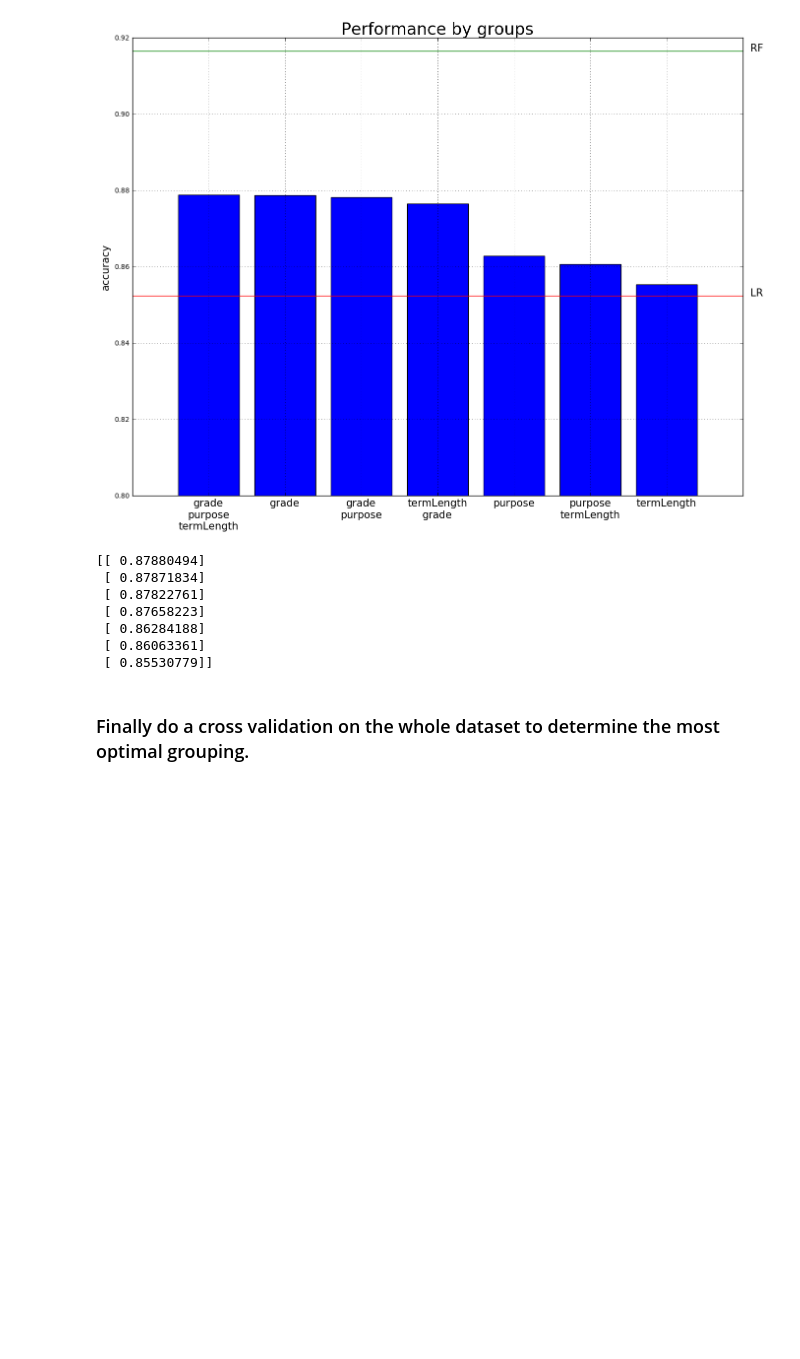
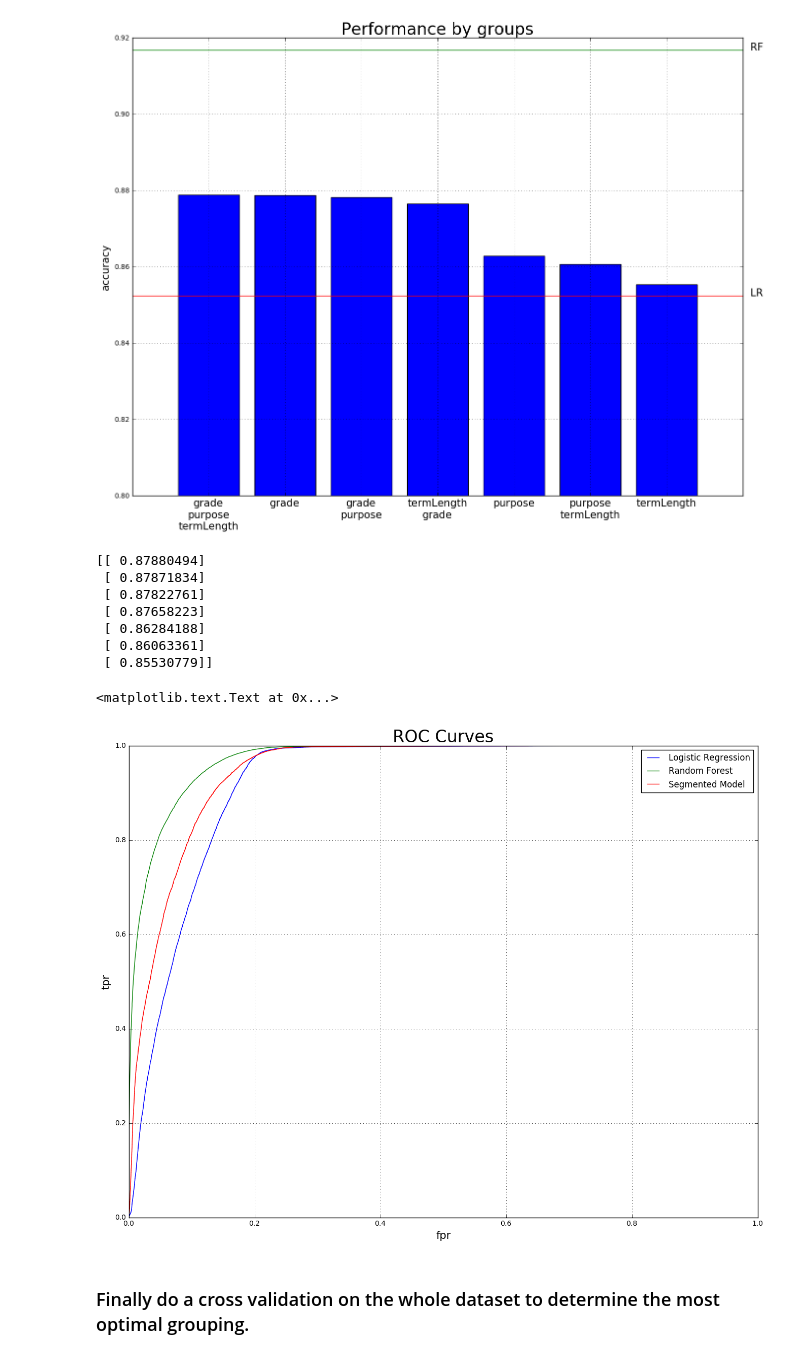
Before and after one commit to ergindemir/lending-club, a Jupyter notebook: Segmentation.ipynb, the cells around one changed output. Cells and saved outputs as stored; diff of their text form; code cells hidden in the pictures; blank space fills up the shorter version.

Commit message:
SegmentedModel class now implements predict_proba method segmentation analysis now includes roc curves

```diff
--- a/Segmentation.ipynb
+++ b/Segmentation.ipynb
@@ -24,6 +25,8 @@ lr_score = model.score(X_test,y_test)
 print lr_score
 # %% [output]
 0.852392292704
+# %%
+fpr_lr, tpr_lr, _ = roc_curve(y_test, model.predict_proba(X_test)[:,1])
 # %% [markdown]
 ## Get a baseline score with random forest
 # %%
@@ -38,3 +41,5 @@ print rf_score
+# %%
+fpr_rf, tpr_rf, _ = roc_curve(y_test, model.predict_proba(X_test)[:,1])
 # %% [markdown]
 ## Construct groups for segmentation
 # %%
@@ -123,6 +128,18 @@ print np.matrix(group_testscores).T
  [ 0.86284188]
  [ 0.86063361]
  [ 0.85530779]]
+# %%
+fpr_sm, tpr_sm, _ = roc_curve(y_test, sm.predict_proba(X_test))
+# %%
+plt.plot(fpr_lr,tpr_lr,fpr_rf,tpr_rf,fpr_sm,tpr_sm)
+plt.grid()
+plt.ylabel('tpr', fontsize=15)
+plt.xlabel('fpr', fontsize=15)
+plt.legend(['Logistic Regression','Random Forest','Segmented Model'])
+plt.title('ROC Curves', fontsize='24')
+# %% [output]
+<matplotlib.text.Text at 0x...>
+[figure, added]
 # %% [markdown]
 ### Finally do a cross validation on the whole dataset to determine the most optimal grouping.
 # %%
```
Also changed, not shown: parts of 2 cells of this notebook, 2 other files.
